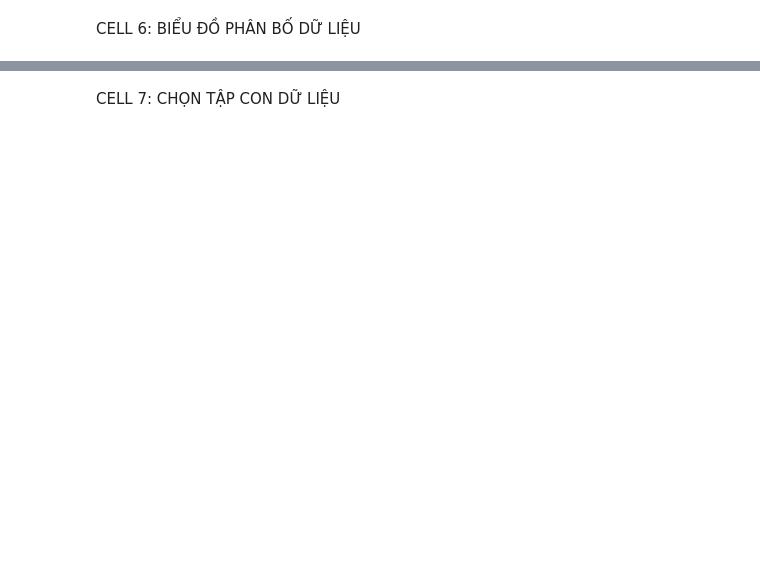
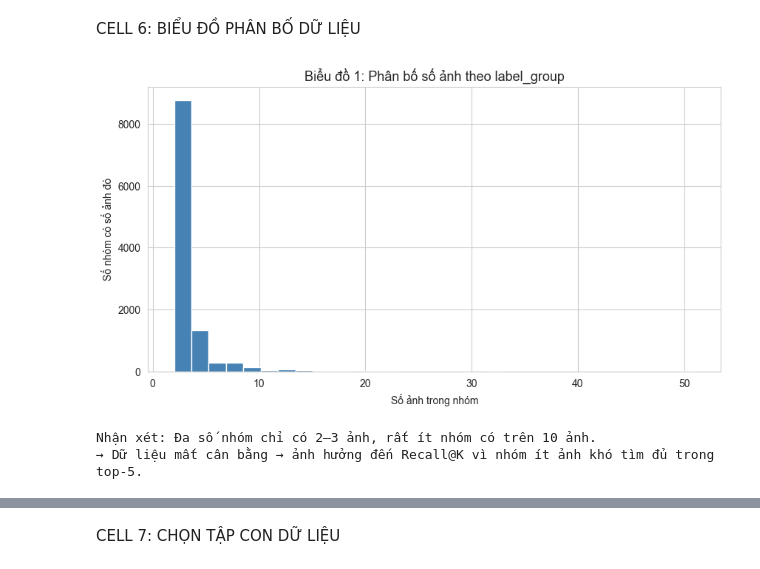
Before and after one commit to MaGiaVy/DoAnPython, a Jupyter notebook: project/notebooks/BTCT_Tuan2_33.ipynb, the cells around one changed output, grey strips where cells are left out. Drawn from its saved outputs; the diff is of its cells as text; code cells hidden in the pictures; blank space fills up the shorter version.

```diff
--- a/project/notebooks/BTCT_Tuan2_33.ipynb
+++ b/project/notebooks/BTCT_Tuan2_33.ipynb
@@ -82,0 +93,16 @@ memory usage: 5.4 MB
+# %%
+df = pd.read_csv(CSV_PATH)
+print("THÔNG TIN CƠ BẢN DATASET")
+print(f"Tên bộ dữ liệu   : Shopee – Price Match Guarantee")
+print(f"Số dòng (ảnh)    : {df.shape[0]:,}")
+print(f"Số cột           : {df.shape[1]}")
+print(f"Tên các cột      : {list(df.columns)}")
+print("")
+print("Thống kê label_group:")
+label_counts = df['label_group'].value_counts()
+print(f"  Tổng số nhóm           : {label_counts.shape[0]:,}")
+print(f"  Số ảnh TB mỗi nhóm     : {label_counts.mean():.2f}")
+print(f"  Nhóm ít ảnh nhất       : {label_counts.min()} ảnh")
+print(f"  Nhóm nhiều ảnh nhất    : {label_counts.max()} ảnh")
+print(f"  Nhóm có đúng 2 ảnh     : {(label_counts == 2).sum():,} nhóm")
+print(f"  Loại bài toán          : Truy xuất, gợi ý hình ảnh tương đồng")
@@ -85,2 +146,12 @@ CELL 4: KIỂM TRA DỮ LIỆU THIẾU VÀ TRÙNG LẶP
 # %% [markdown]
 CELL 5: THỐNG KÊ LABEL_GROUP
+# %%
+so_anh_moi_nhom = df['label_group'].value_counts()
+
+print('=== THỐNG KÊ LABEL_GROUP ===')
+print(f'Tổng số nhóm sản phẩm   : {so_anh_moi_nhom.shape[0]:,}')
+print(f'Ảnh ít nhất trong 1 nhóm: {so_anh_moi_nhom.min()} ảnh')
+print(f'Ảnh nhiều nhất trong 1 nhóm: {so_anh_moi_nhom.max()} ảnh')
+print(f'Trung bình số ảnh / nhóm: {so_anh_moi_nhom.mean():.2f} ảnh')
+print(f'Nhóm có đúng 2 ảnh      : {(so_anh_moi_nhom == 2).sum():,} nhóm ({(so_anh_moi_nhom == 2).sum() / so_anh_moi_nhom.shape[0] * 100:.1f}%)')
+print(f'Nhóm có trên 10 ảnh     : {(so_anh_moi_nhom > 10).sum():,} nhóm ({(so_anh_moi_nhom > 10).sum() / so_anh_moi_nhom.shape[0] * 100:.1f}%)')
@@ -87,2 +166,20 @@ CELL 5: THỐNG KÊ LABEL_GROUP
 # %% [markdown]
 CELL 6: BIỂU ĐỒ PHÂN BỐ DỮ LIỆU
+# %%
+# ── BIỂU ĐỒ 1: Histogram phân bố số ảnh theo label_group ──────────────
+# Histogram giúp thấy toàn bộ 11,014 nhóm phân bố như thế nào
+# Cột càng cao = có nhiều nhóm có số ảnh đó
+plt.figure(figsize=(10, 5))
+plt.hist(so_anh_moi_nhom.values, bins=30, color='steelblue', edgecolor='white')
+plt.title('Biểu đồ 1: Phân bố số ảnh theo label_group', fontsize=13)
+plt.xlabel('Số ảnh trong nhóm')
+plt.ylabel('Số nhóm có số ảnh đó')
+plt.savefig(f'{RESULTS}bieu_do_1_histogram.png', dpi=150, bbox_inches='tight')
+plt.show()
+print('Nhận xét: Đa số nhóm chỉ có 2–3 ảnh, rất ít nhóm có trên 10 ảnh.')
+print('→ Dữ liệu mất cân bằng → ảnh hưởng đến Recall@K vì nhóm ít ảnh khó tìm đủ trong top-5.')
+print()
+# %% [output]
+[figure, added]
+Nhận xét: Đa số nhóm chỉ có 2–3 ảnh, rất ít nhóm có trên 10 ảnh.
+→ Dữ liệu mất cân bằng → ảnh hưởng đến Recall@K vì nhóm ít ảnh khó tìm đủ trong top-5.
```
Also changed, not shown: parts of 9 cells of this notebook, 5 other files.
